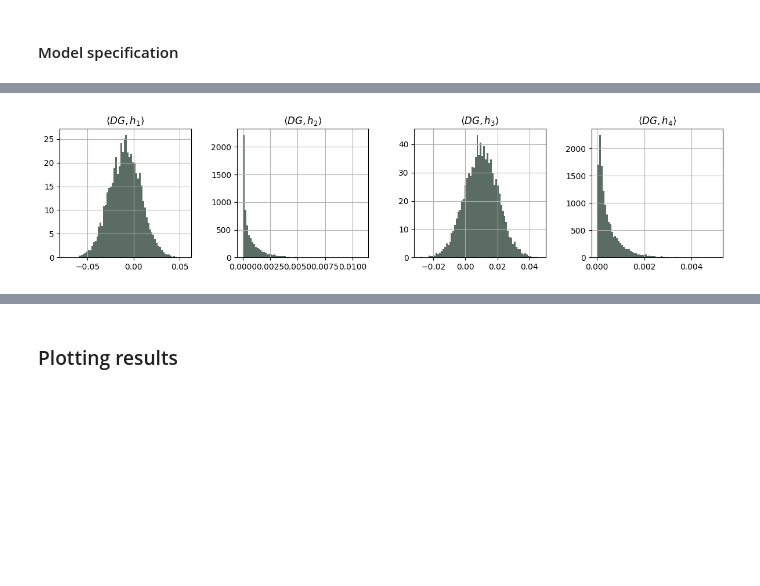
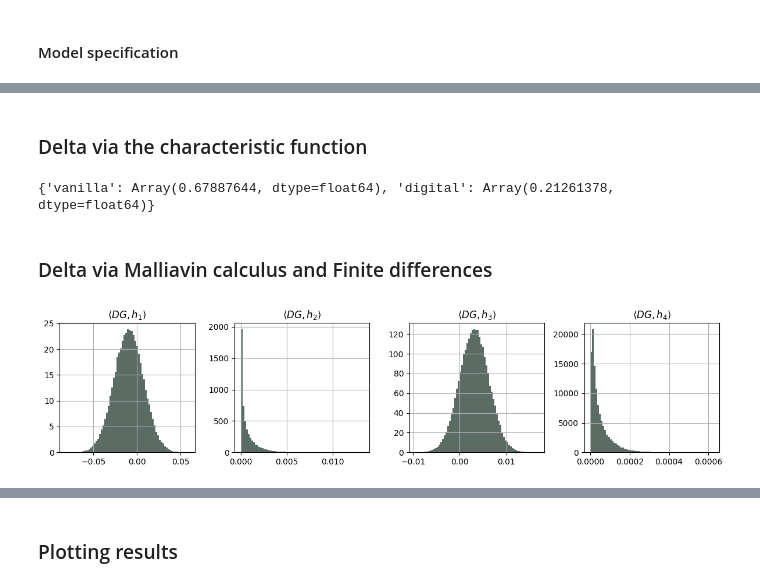
Before and after one commit to MrG1raffe/signature, a Jupyter notebook: notebooks/SigMalliavin.ipynb, the cells around one changed output, grey strips where cells are left out. Cells and saved outputs as stored; diff of their text form; code cells hidden in the pictures; blank space fills up the shorter version.

Commit message:
Update Malliavin notebook

```diff
--- a/notebooks/SigMalliavin.ipynb
+++ b/notebooks/SigMalliavin.ipynb
@@ -350,13 +346,0 @@ Wall time: 101 ms
-# %%
-%%time
-sig_T = sig_full
-
-psi_ell_x_sig_T = psi_ell_x @ sig_T
-double_psi_ell_x_sig_T = double_psi_ell_x @ sig_T
-lam_minus_psi_ell_x_sig_T = lam_minus_psi_ell_x @ sig_T
-diamond_ell_x_sig_T = diamond_ell_x @ sig_T
-double_diamond_ell_x_sig_T = double_diamond_ell_x @ sig_T
-
-integrated_vol = ts_int_vol @ sig_T
-integrated_var = ts_int_var @ sig_T
-Z_ort = ts_Z_ort @ sig_T
@@ -366,12 +346,0 @@ Wall time: 29.9 ms
-# %%
-%%time
-malliavin_weights_delta = {}
-malliavin_weights_gamma = {}
-
-malliavin_weights_delta["h^1"] = (1 / F0) * (W[:, -1] / psi_ell_x_sig_T) + double_psi_ell_x_sig_T / F0 / psi_ell_x_sig_T**2
-
-malliavin_weights_delta["h^2"] = lam_minus_psi_ell_x_sig_T / F0 / diamond_ell_x_sig_T + double_diamond_ell_x_sig_T / F0 / diamond_ell_x_sig_T**2
-
-malliavin_weights_delta["h^3"] =  W_ort[:, -1] / rho_bar / F0 / integrated_vol
-
-malliavin_weights_delta["h^4"] =  Z_ort / rho_bar / F0 / integrated_var
@@ -380,0 +347,10 @@ Wall time: 18.3 ms
+# %% [markdown]
+### Delta via the characteristic function
+# %%
+if not params.is_asian:
+    delta_cf = {payoff_type: get_delta_cf(model=model, T=params.T, payoff_type=payoff_type)[0] for payoff_type in payoff_types}
+    print(delta_cf)
+# %% [output]
+{'vanilla': Array(0.67887644, dtype=float64), 'digital': Array(0.21261378, dtype=float64)}
+# %% [markdown]
+### Delta via Malliavin calculus and Finite differences
@@ -381,19 +394,12 @@ Wall time: 18.3 ms
 # %%
-fig, ax = plt.subplots(1, 4, figsize=(12, 3))
-
+fig, ax = plt.subplots(1, len(DG_h_dict), figsize=(3 * len(DG_h_dict), 3))
 n_bins = 70
 
-ax[0].hist(psi_ell_x_sig_T, bins=n_bins, density=True)
-ax[0].set_title(r"$\langle D G, h_1 \rangle$")
-ax[1].hist(diamond_ell_x_sig_T, bins=n_bins, density=True)
-ax[1].set_title(r"$\langle D G, h_2 \rangle$")
-ax[2].hist(integrated_vol, bins=n_bins, density=True)
-ax[2].set_title(r"$\langle D G, h_3 \rangle$")
-ax[3].hist(integrated_var, bins=n_bins, density=True)
-ax[3].set_title(r"$\langle D G, h_4 \rangle$")
+for i, key in enumerate(DG_h_dict.keys()):
+    ax[i].hist(np.concatenate(DG_h_dict[key]), bins=n_bins, density=True)
+    ax[i].set_title(r"$\langle D G, h_" + key[1:] + r" \rangle$")
 
 plt.show()
-
-fig.savefig("instability_hist.pdf", format="pdf", bbox_inches="tight", transparent=True)
+fig.savefig(dir_name + "denominator_hist.pdf", format="pdf", bbox_inches="tight", transparent=True)
 # %% [output]
-[figure, old version]
+[figure, new version]
```
Also changed, not shown: parts of 60 cells of this notebook, 15 other files.
